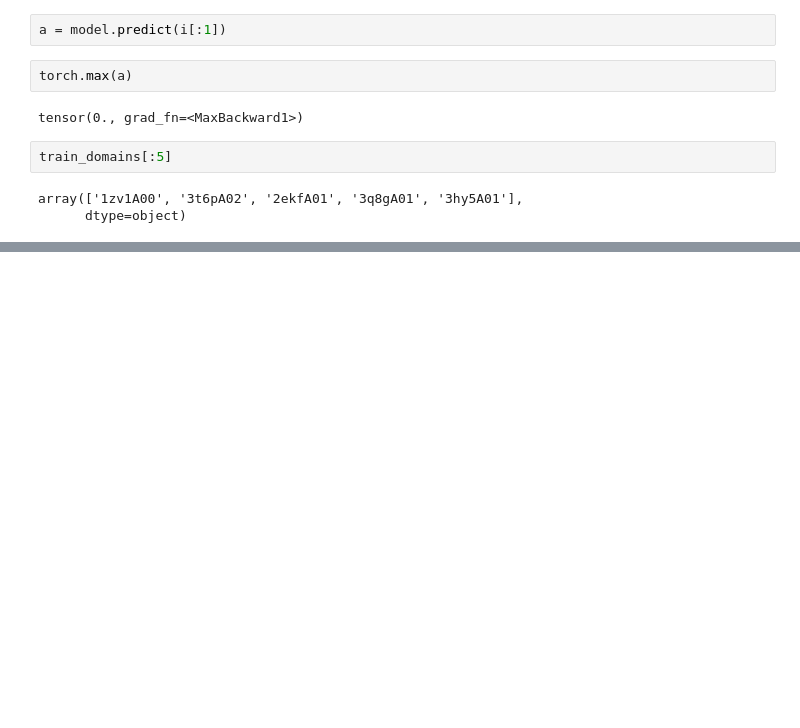
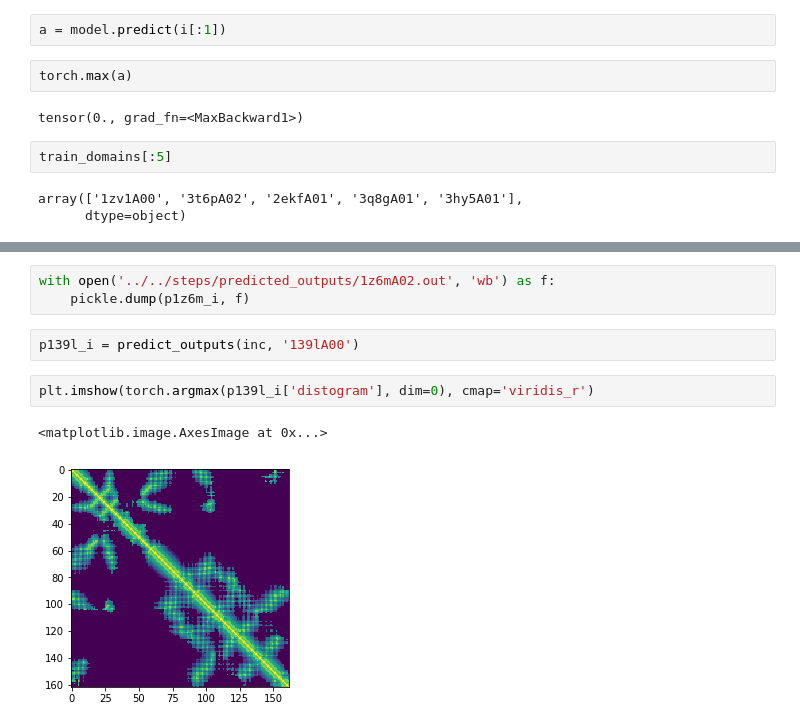
Before and after one commit to andynet/protein_folding, a Jupyter notebook: scripts/modelling_tomas/model_evaluation.ipynb, the cells around one changed output, grey strips where cells are left out. Drawn from its saved outputs; the diff is of its cells as text; blank space fills up the shorter version.

```diff
--- a/scripts/modelling_tomas/model_evaluation.ipynb
+++ b/scripts/modelling_tomas/model_evaluation.ipynb
@@ -129,0 +178,10 @@ array(['1zv1A00', '3t6pA02', '2ekfA01', '3q8gA01', '3hy5A01'],
+# %%
+with open('../../steps/predicted_outputs/1z6mA02.out', 'wb') as f:
+    pickle.dump(p1z6m_i, f)
+# %%
+p139l_i = predict_outputs(inc, '139lA00')
+# %%
+plt.imshow(torch.argmax(p139l_i['distogram'], dim=0), cmap='viridis_r')
+# %% [output]
+<matplotlib.image.AxesImage at 0x...>
+[figure, added]
```
Also changed, not shown: parts of 10 cells of this notebook, 6 other files.
